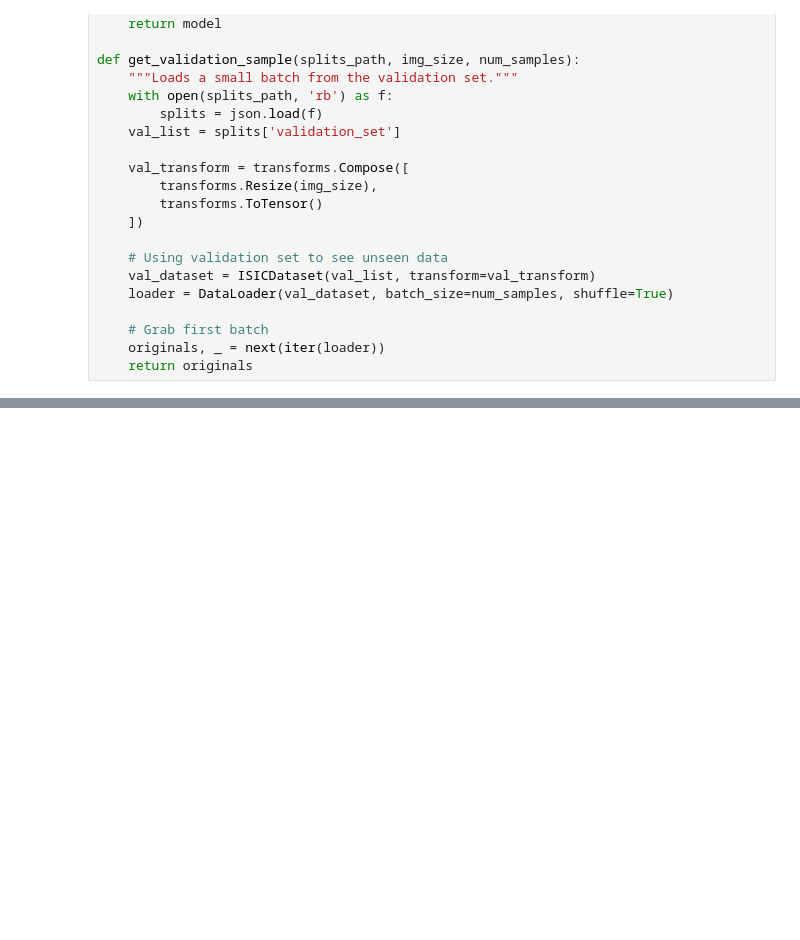
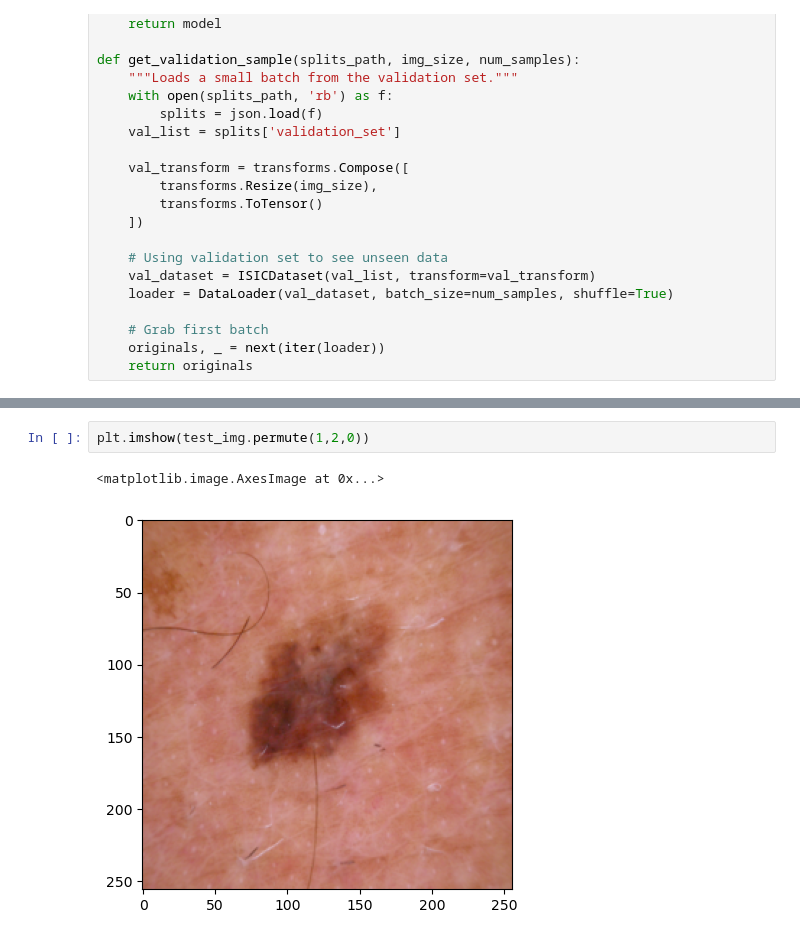
Before and after one commit to mattyli/SkinCancerNet, a Jupyter notebook: models/HairRemovalVAE/validation.ipynb, the cells around one changed output, grey strips where cells are left out. Cells and saved outputs as stored; diff of their text form; blank space fills up the shorter version.

```diff
--- a/models/HairRemovalVAE/validation.ipynb
+++ b/models/HairRemovalVAE/validation.ipynb
@@ -132,0 +188,5 @@ Plotting results...
+# %%
+plt.imshow(test_img.permute(1,2,0))
+# %% [output]
+<matplotlib.image.AxesImage at 0x...>
+[figure, added]
```
Also changed, not shown: parts of 15 cells of this notebook, 6 other files.
